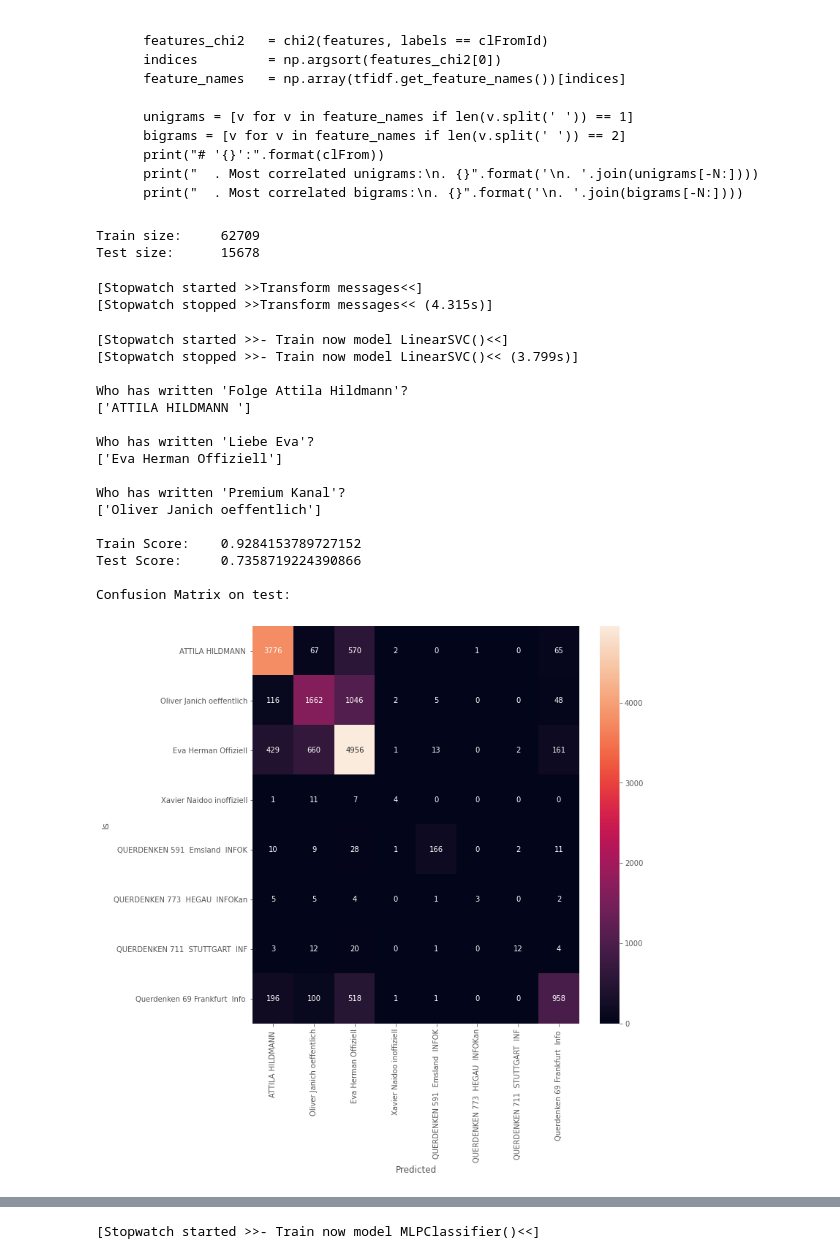
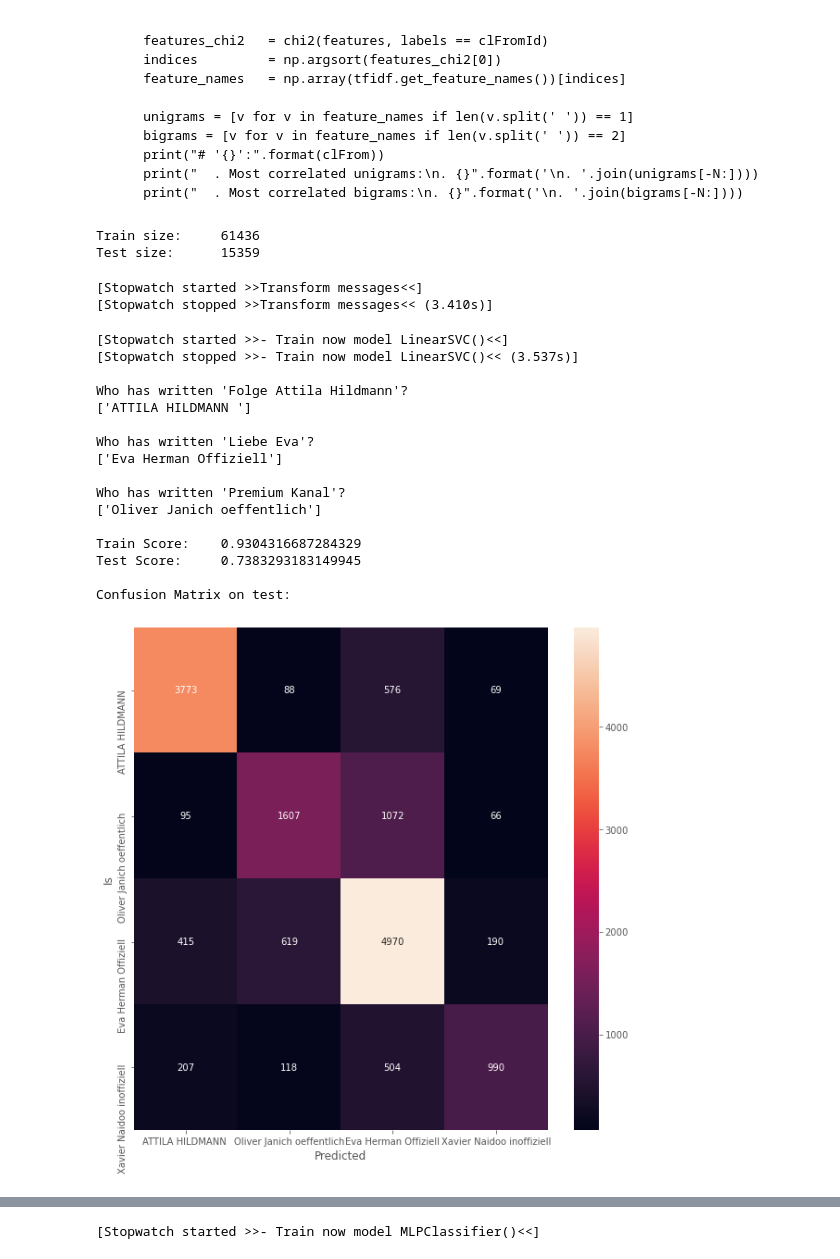
Before and after one commit to maxbundscherer/telegram-analysis, a Jupyter notebook: notebooks/Classifier.ipynb, the cells around one changed output, grey strips where cells are left out. Cells and saved outputs as stored; diff of their text form; code cells hidden in the pictures.

```diff
--- a/notebooks/Classifier.ipynb
+++ b/notebooks/Classifier.ipynb
@@ -147,8 +147,8 @@ dfAllDataMessages = dfAllDataMessages[dfAllDataMessages.procTDCleanText != ""]
 dfAllDataMessages = dfAllDataMessages[dfAllDataMessages.procTDTextLength > 5]
 dfAllDataMessages = dfAllDataMessages[dfAllDataMessages.procChatType == "public_channel"]
 
-#dfAllDataMessages = dfAllDataMessages[dfAllDataMessages["from"].str.contains("QUER") == False]
-#dfAllDataMessages = dfAllDataMessages[dfAllDataMessages["from"].str.contains("Quer") == False]
+dfAllDataMessages = dfAllDataMessages[dfAllDataMessages["from"].str.contains("QUER") == False]
+dfAllDataMessages = dfAllDataMessages[dfAllDataMessages["from"].str.contains("Quer") == False]
 
 dfAllDataMessages["from"] = dfAllDataMessages["from"].apply(gloConvertToSafeChatName)
 
@@ -283,8 +275,8 @@ X_train, X_test, y_train, y_test = train_test_split(df['clText'], df['clFrom'],
 print("Train size:\t" + str(len(X_train.index)))
 print("Test size:\t" + str(len(X_test.index)))
 # %% [output]
-Train size:     62709
-Test size:      15678
+Train size:     61436
+Test size:      15359
 # %%
 gloStartStopwatch("Transform messages")
 
@@ -302,7 +294,7 @@ X_test_tfidf        = tfidf_transformer.transform(X_test_counts)
 gloStopStopwatch("Transform messages")
 # %% [output]
 [Stopwatch started >>Transform messages<<]
-[Stopwatch stopped >>Transform messages<< (4.315s)]
+[Stopwatch stopped >>Transform messages<< (3.410s)]
 # %%
 def trainAndEvalModel(model, outputFilename):
 
@@ -344,23 +336,23 @@ def trainAndEvalModel(model, outputFilename):
 
     plt.show()
 # %%
-trainAndEvalModel(LinearSVC(), "class-linearsvc.png")
+trainAndEvalModel(LinearSVC(), "class-linearsvc.svg")
 # %% [output]
 [Stopwatch started >>- Train now model LinearSVC()<<]
-[Stopwatch stopped >>- Train now model LinearSVC()<< (3.799s)]
+[Stopwatch stopped >>- Train now model LinearSVC()<< (3.537s)]
 
 Who has written 'Folge Attila Hildmann'?
 ['ATTILA HILDMANN ']
 
 Who has written 'Liebe Eva'?
 ['Eva Herman Offiziell']
 
 Who has written 'Premium Kanal'?
 ['Oliver Janich oeffentlich']
 
-Train Score:    0.9284153789727152
-Test Score:     0.7358719224390866
+Train Score:    0.9304316687284329
+Test Score:     0.7383293183149945
 
 Confusion Matrix on test:
-[figure, old version]
+[figure, new version]
 # %%
```
Also changed, not shown: parts of 10 cells of this notebook, 1 other file.
